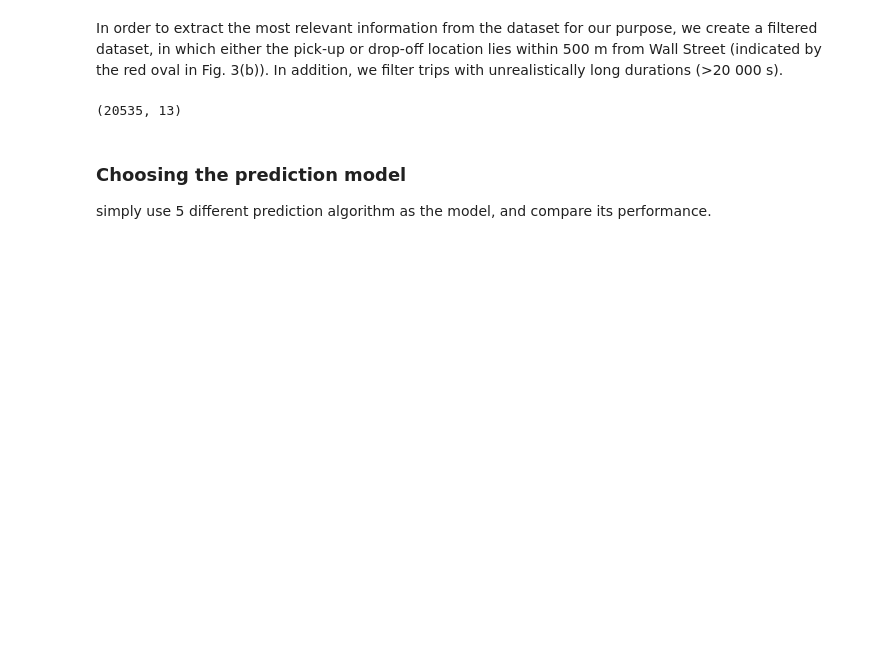
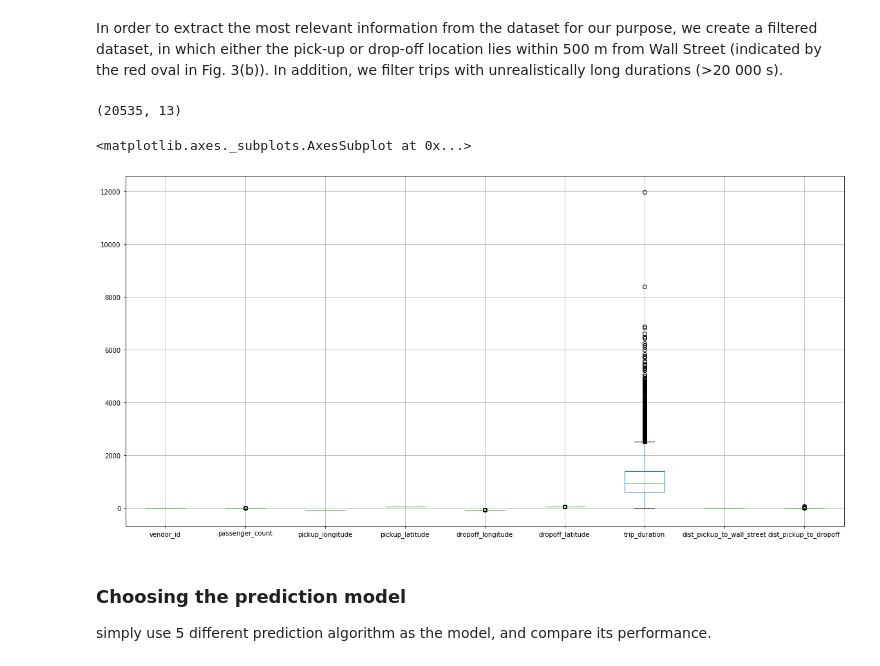
Before and after one commit to lucasPDY/Machine-Learning-with-MiniZinc, a Jupyter notebook: Taxi/new_taxi.ipynb, the cells around one changed output. Saved outputs shown, nothing was run; the diff lists cells and outputs as text; code cells hidden in the pictures; blank space fills up the shorter version.

```diff
--- a/Taxi/new_taxi.ipynb
+++ b/Taxi/new_taxi.ipynb
@@ -65,6 +118,12 @@ df_wall = df[( df['dist_pickup_to_wall_street'] <= 0.5)& (df['trip_duration'] <
 df_wall.shape
 # %% [output]
 (20535, 13)
+# %%
+plt.figure(figsize=(20,10))
+df_wall.boxplot()
+# %% [output]
+<matplotlib.axes._subplots.AxesSubplot at 0x...>
+[figure, added]
 # %% [markdown]
 ### Choosing the prediction model
 
```
Also changed, not shown: parts of 33 cells of this notebook.
